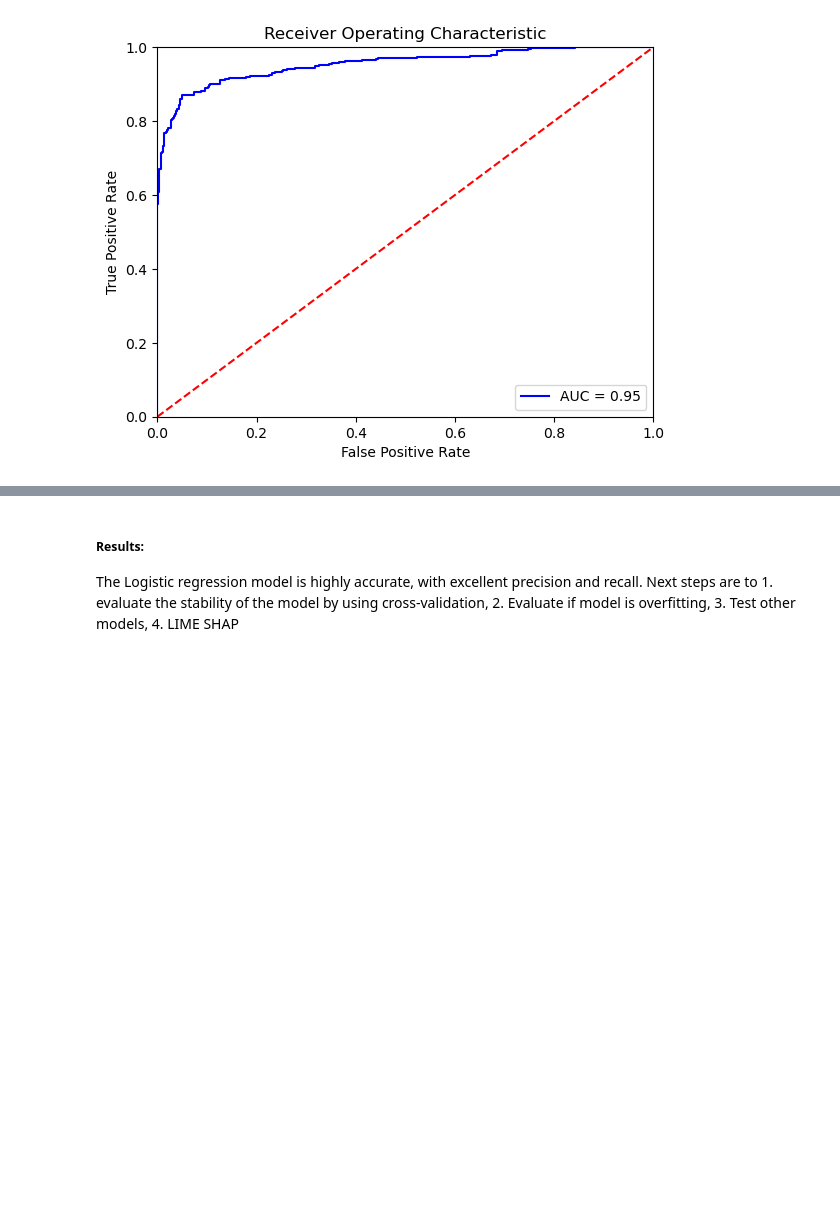
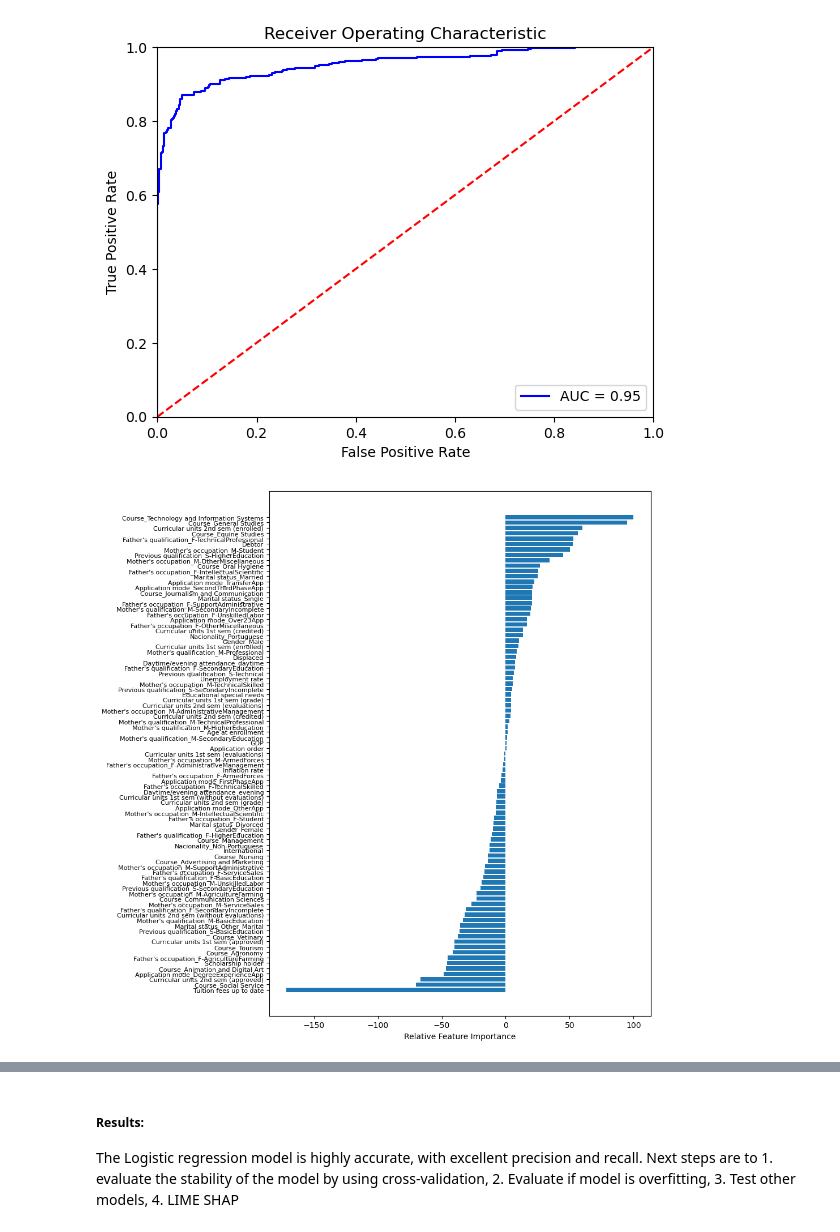
Before and after one commit to Kevin-Kwasnik/student-dropout-prediction, a Jupyter notebook: 4.Modeling/Modeling.ipynb, the cells around one changed output, grey strips where cells are left out. Cells and saved outputs as stored; diff of their text form; code cells hidden in the pictures; blank space fills up the shorter version.

```diff
--- a/4.Modeling/Modeling.ipynb
+++ b/4.Modeling/Modeling.ipynb
@@ -117,3 +117,22 @@ plt.xlabel('False Positive Rate')
 plt.show()
 # %% [output]
 [figure]
+# %%
+#Feature Importance
+# Get the feature importance from the classifier
+feature_importance = logreg.coef_[0]
+
+# Normalize The Features
+feature_importance = 100.0 * (feature_importance / feature_importance.max())
+sorted_idx = np.argsort(feature_importance)
+pos = np.arange(sorted_idx.shape[0]) + .5
+featfig = plt.figure(figsize=(10, 10))
+featax = featfig.add_subplot(1, 1, 1)
+featax.barh(pos, feature_importance[sorted_idx], align='center')
+featax.set_yticks(pos)
+featax.set_yticklabels(np.array(X_train.columns)[sorted_idx], fontsize=8)
+featax.set_xlabel('Relative Feature Importance')
+plt.tight_layout()
+plt.show()
+# %% [output]
+[figure, added]
```
Also changed, not shown: parts of 6 cells of this notebook.
